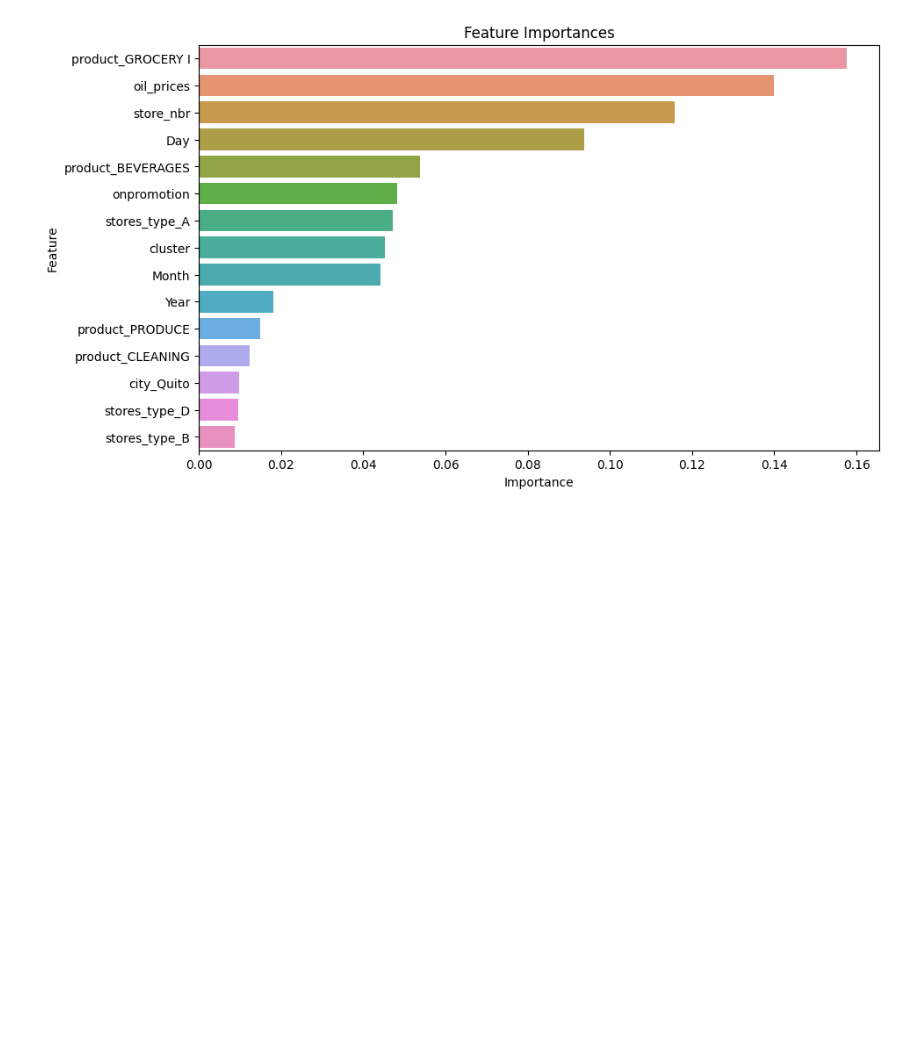
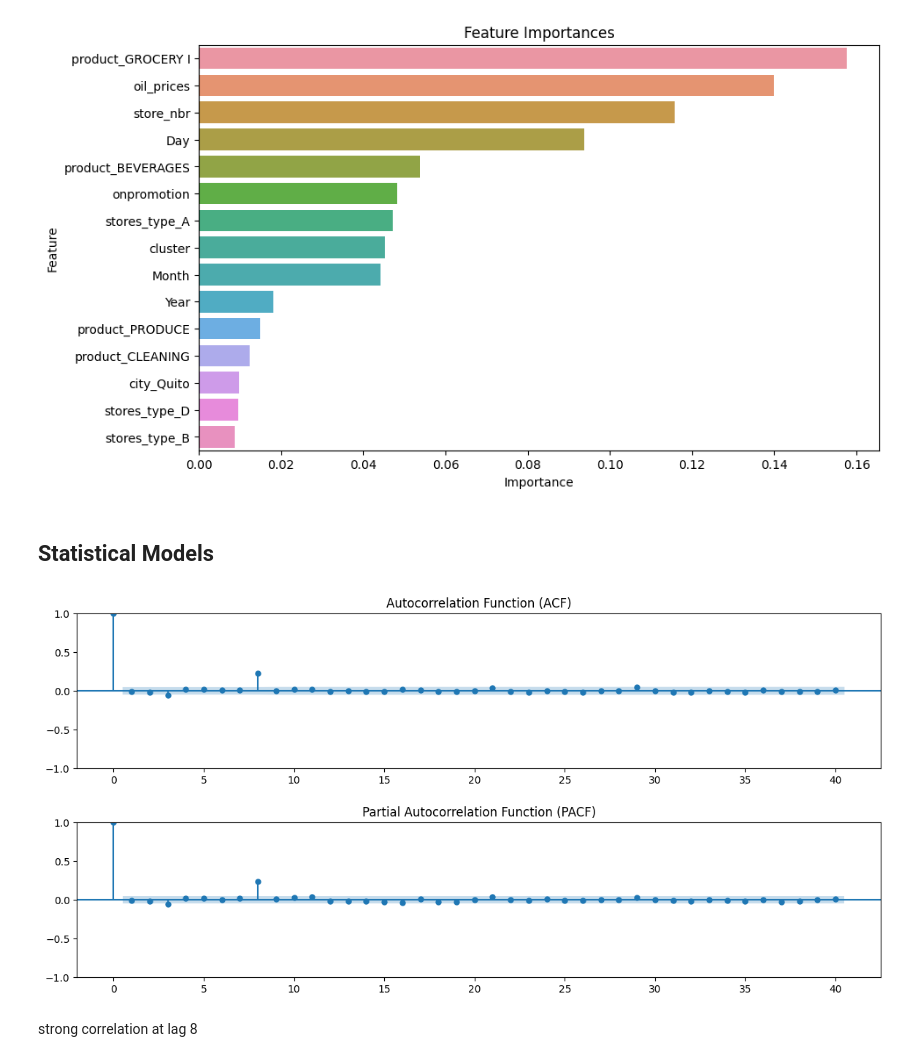
Before and after one commit to phinmaiyo/Regression-Model, a Jupyter notebook: forecasting.ipynb, the cells around one changed output. Cells and saved outputs as stored; diff of their text form; code cells hidden in the pictures; blank space fills up the shorter version.

Commit message:
commit stat models

```diff
--- a/forecasting.ipynb
+++ b/forecasting.ipynb
@@ -2250,3 +2251,30 @@ plt.ylabel('Feature')
 plt.show()
 # %% [output]
 [figure]
+# %% [markdown]
+## Statistical Models
+# %%
+
+# Get the sales time series data based on the sample
+data_sales = encoded_train.groupby(encoded_train.index)['diff_sales'].sum()
+
+# Create subplots with 2 rows and 1 column, specifying figsize
+fig, (ax1, ax2) = plt.subplots(2, 1, figsize=(12, 6))
+
+# Plot the Autocorrelation Function (ACF) on the first subplot (ax1)
+sm.graphics.tsa.plot_acf(data_sales, lags=40, ax=ax1)
+ax1.set_title("Autocorrelation Function (ACF)")  # Add a title to the first subplot
+
+# Plot the Partial Autocorrelation Function (PACF) on the second subplot (ax2)
+sm.graphics.tsa.plot_pacf(data_sales, lags=40, ax=ax2)
+ax2.set_title("Partial Autocorrelation Function (PACF)")  # Add a title to the second subplot
+
+# Add padding between the two subplots for better visualization
+plt.tight_layout(pad=2.0)
+
+# Display the plots
+plt.show()
+# %% [output]
+[figure, added]
+# %% [markdown]
+strong correlation at lag 8
```
Also changed, not shown: parts of 16 cells of this notebook.
